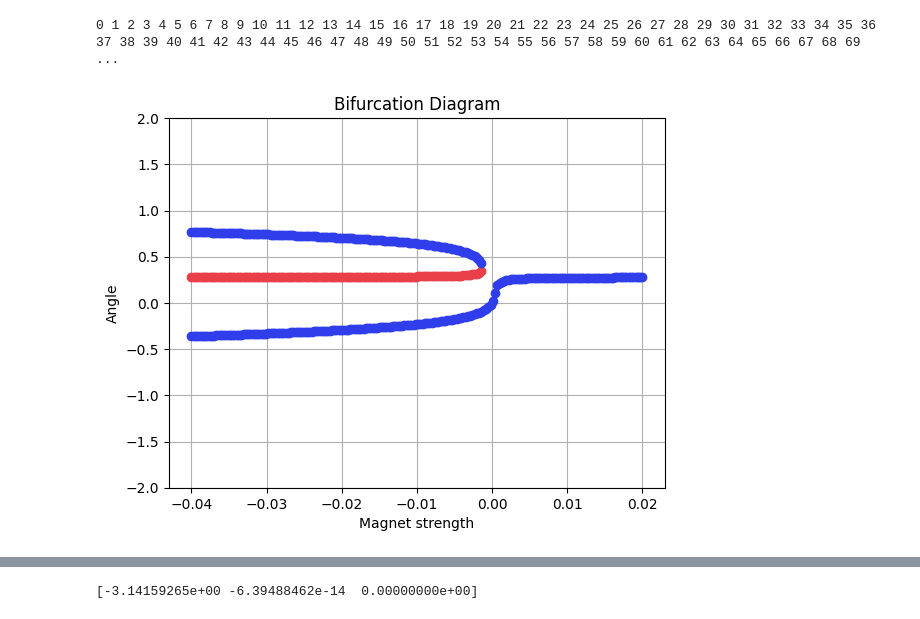
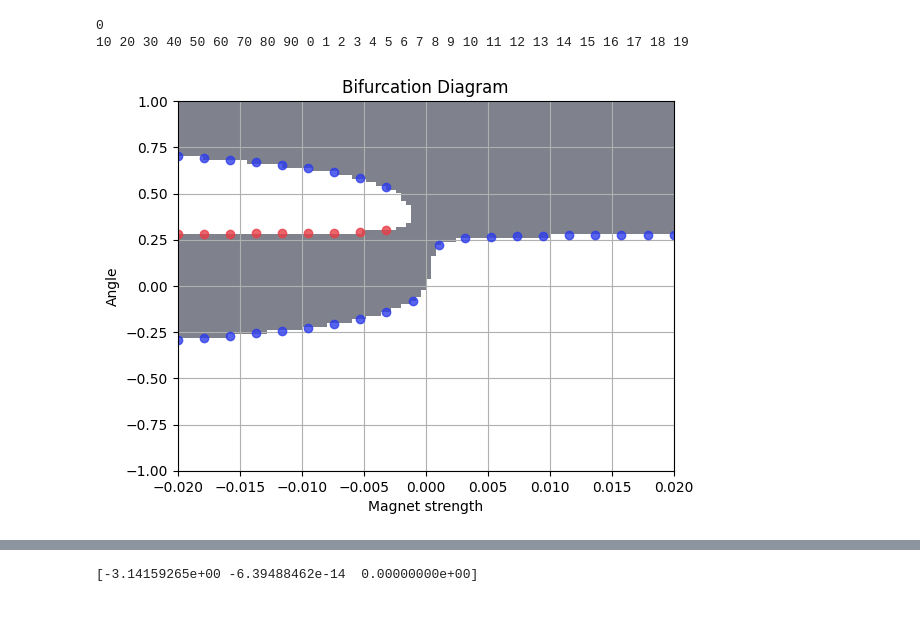
Before and after one commit to Dobel26/MagneticPendulum, a Jupyter notebook: new_sim.ipynb, the cells around one changed output, grey strips where cells are left out. Cells and saved outputs as stored; diff of their text form; code cells hidden in the pictures.

Commit message:
More plots

```diff
--- a/new_sim.ipynb
+++ b/new_sim.ipynb
@@ -382,11 +408,22 @@ plt.savefig("bif_centered.pdf")
 # %%
-strength_bifurcation(magnet_pos=[0.4, 1.3],
-                     angle_range=[-2, 2],
-                     strength_range=[-0.04, 0.02],
-                     resolution=200
-)
+magnet_pos = [0.4, 1.3]
+angle_range = [-1, 1]
+strength_range = [-0.02, 0.02]
 
-plt.savefig("bif_off-center.pdf")
+strength_bifurcation_image(magnet_pos=magnet_pos,
+    angle_range=angle_range,
+    strength_range=strength_range,
+    resolution=100)
+ax = plt.gca()
+strength_bifurcation(magnet_pos=magnet_pos,
+    angle_range=angle_range,
+    strength_range=strength_range,
+    resolution=20,
+    alpha=0.8,
+    ax=ax)
+
+# plt.savefig("bif_off-center.pdf")
 # %% [output]
-0 1 2 3 4 5 6 7 8 9 10 11 12 13 14 15 16 17 18 19 20 21 22 23 24 25 26 27 28 29 30 31 32 33 34 35 36 37 38 39 40 41 42 43 44 45 46 47 48 49 50 51 52 53 54 55 56 57 58 59 60 61 62 63 64 65 66 67 68 69  ...
+0
+10 20 30 40 50 60 70 80 90 0 1 2 3 4 5 6 7 8 9 10 11 12 13 14 15 16 17 18 19
-[figure, old version]
+[figure, new version]
```
Also changed, not shown: parts of 16 cells of this notebook, 17 other files.
